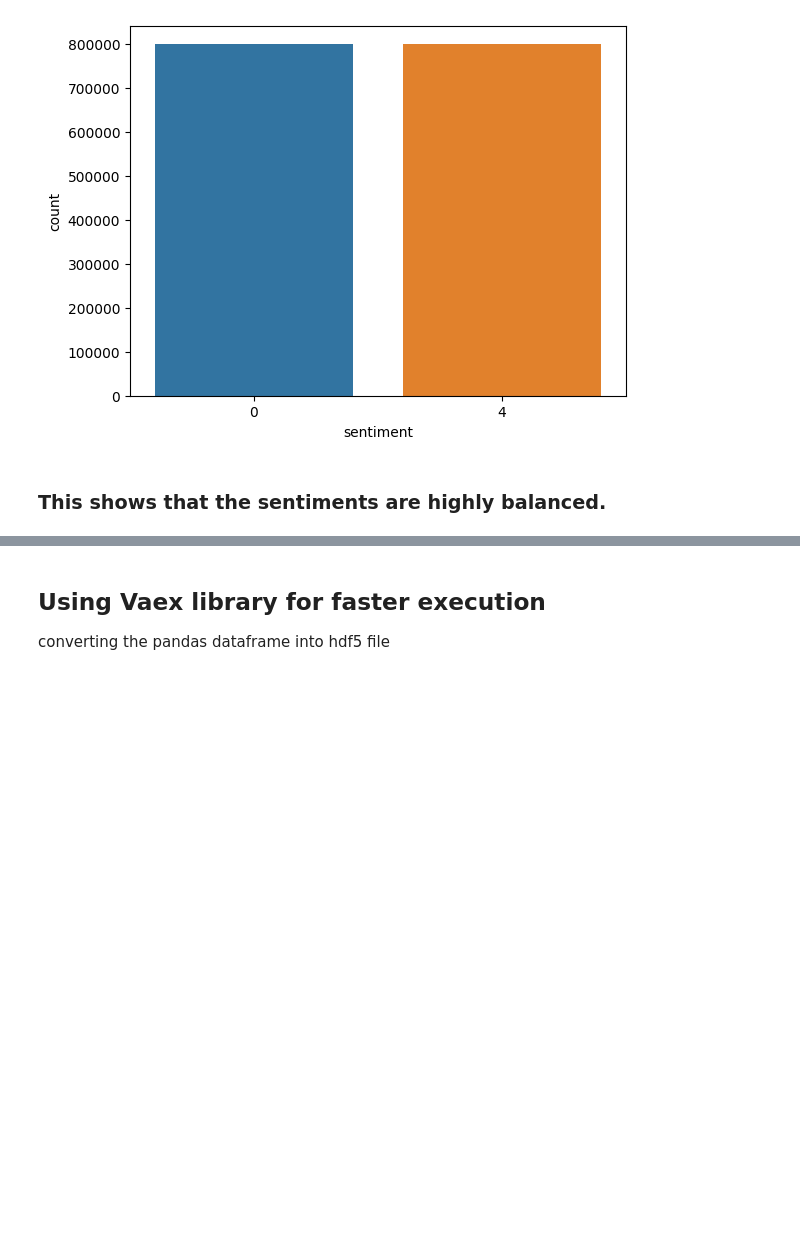
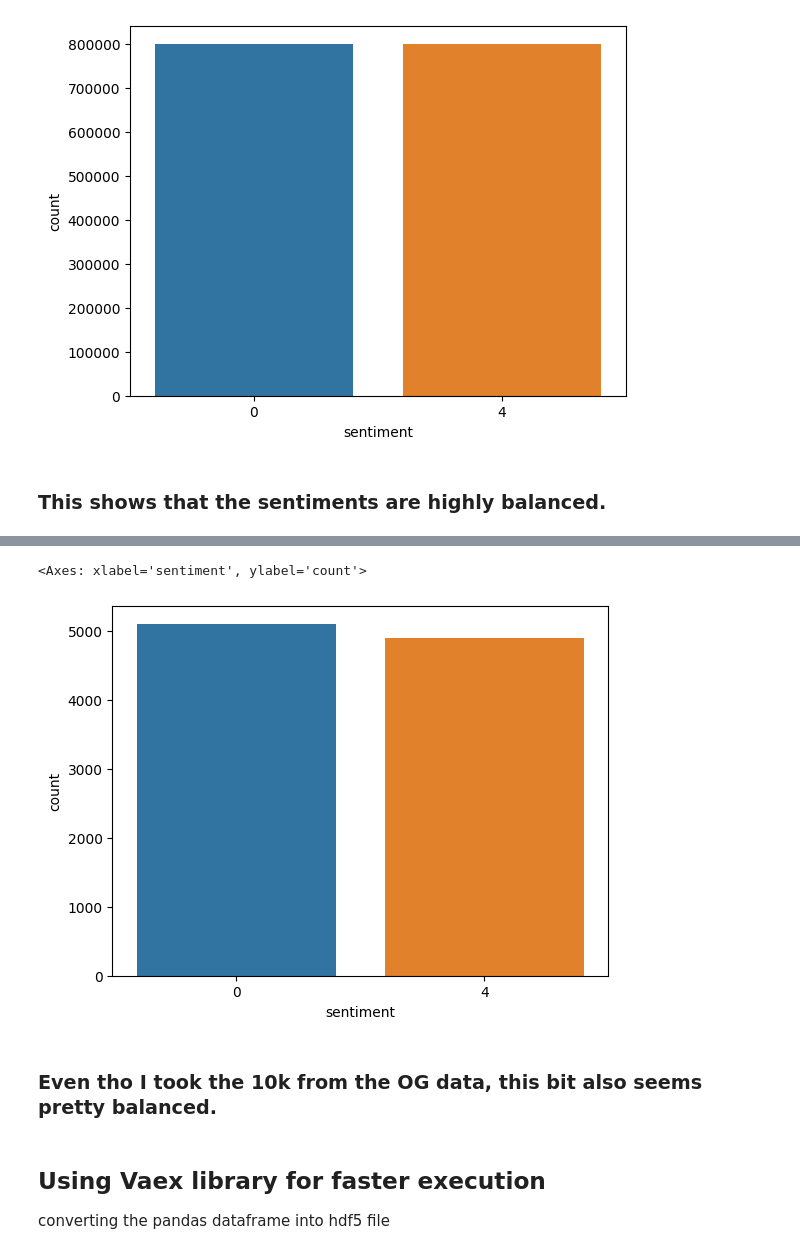
Before and after one commit to shruti-madhav/Sentiment_Analysis, a Jupyter notebook: Sentimnt_Analysis.ipynb, the cells around one changed output, grey strips where cells are left out. Cells and saved outputs as stored; diff of their text form; code cells hidden in the pictures; blank space fills up the shorter version.

Commit message:
Used a very tiny bit of the OG data

```diff
--- a/Sentimnt_Analysis.ipynb
+++ b/Sentimnt_Analysis.ipynb
@@ -156,0 +157,5 @@ sns.countplot(x='sentiment', data=data)
+# %%
+# half of my og data
+# The_data = data.sample(n = 800000, random_state = 69)
+The_data = data.sample(n = 10000, random_state = 36)
+The_data.head()
@@ -157,3 +169,10 @@ sns.countplot(x='sentiment', data=data)
+# %%
+sns.countplot(x='sentiment', data = The_data)
+# %% [output]
+<Axes: xlabel='sentiment', ylabel='count'>
+[figure, added]
+# %% [markdown]
+### **Even tho I took the 10k from the OG data, this bit also seems pretty balanced.**
 # %% [markdown]
 ## **Using Vaex library for faster execution**
 
```
Also changed, not shown: parts of 18 cells of this notebook.
